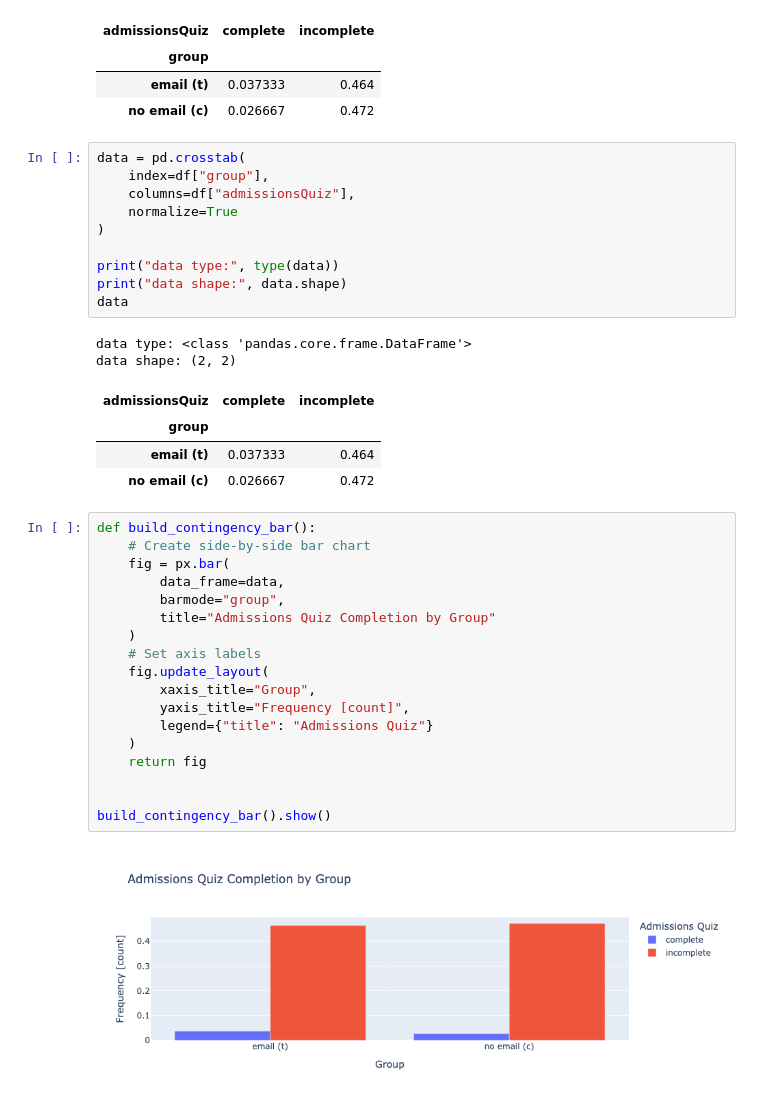
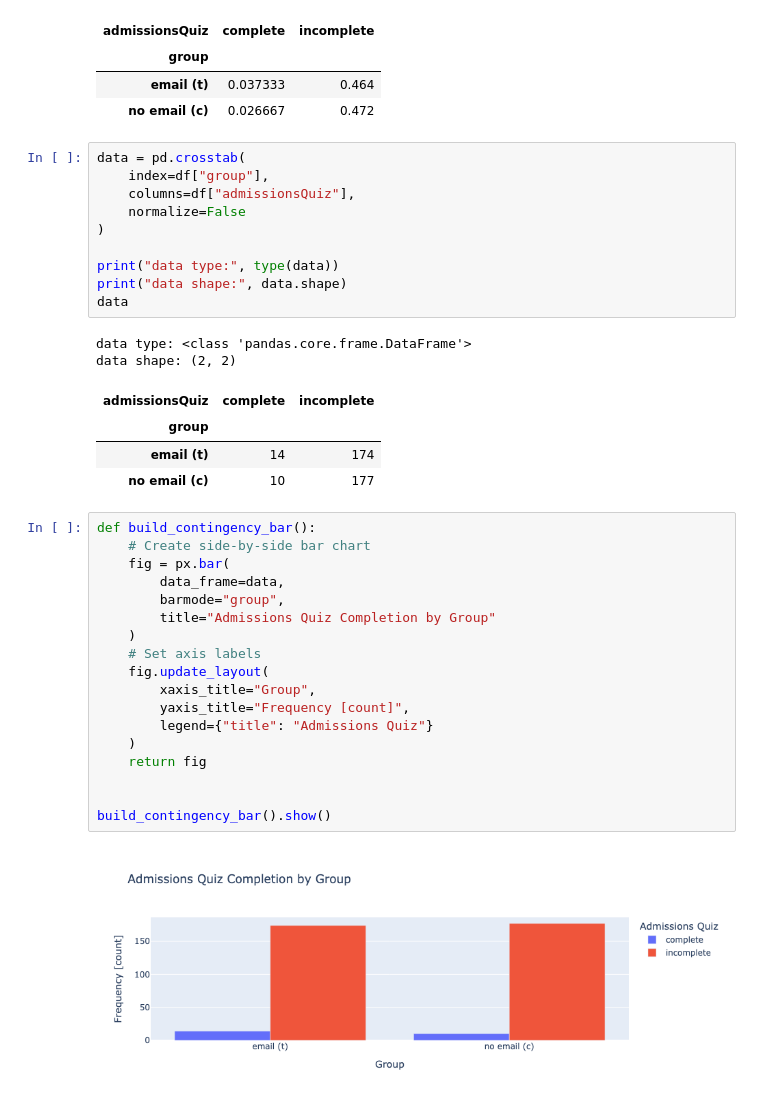
Before and after one commit to programmer-shark/hypothesis-testing, a Jupyter notebook: 073-chi-square-test.ipynb, the cells around one changed output. Drawn from its saved outputs; the diff is of its cells as text.

Commit message:
contingency table

```diff
--- a/073-chi-square-test.ipynb
+++ b/073-chi-square-test.ipynb
@@ -216,20 +216,20 @@ pd.crosstab(
 # %%
 data = pd.crosstab(
     index=df["group"],
     columns=df["admissionsQuiz"],
-    normalize=True
+    normalize=False
 )
 
 print("data type:", type(data))
 print("data shape:", data.shape)
 data
 # %% [output]
 data type: <class 'pandas.core.frame.DataFrame'>
 data shape: (2, 2)
 | admissionsQuiz | complete | incomplete |
 | group |  |  |
-| email (t) | 0.037333 | 0.464 |
-| no email (c) | 0.026667 | 0.472 |
+| email (t) | 14 | 174 |
+| no email (c) | 10 | 177 |
 # %%
 def build_contingency_bar():
     # Create side-by-side bar chart
@@ -249,4 +249,4 @@ def build_contingency_bar():
 
 build_contingency_bar().show()
 # %% [output]
-[figure, old version]
+[figure, new version]
```
Also changed, not shown: parts of 1 cell of this notebook.
